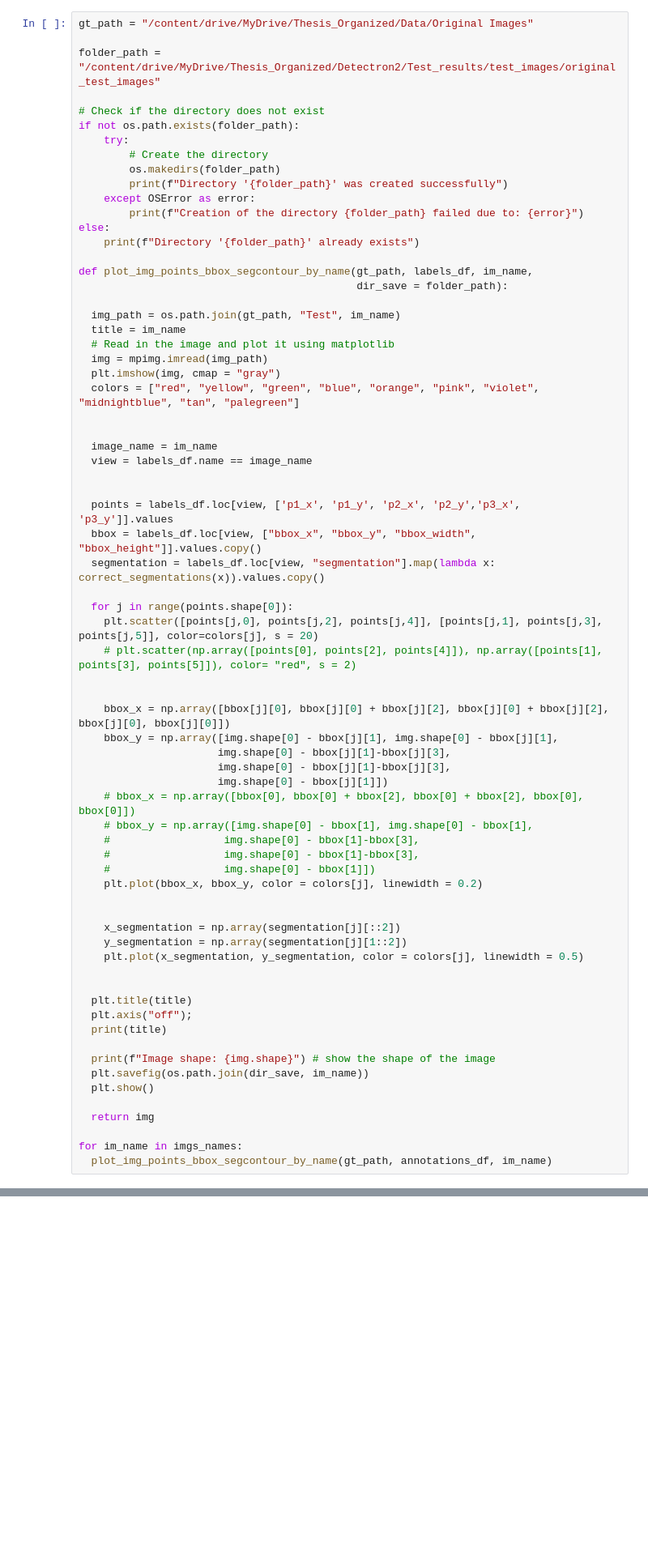
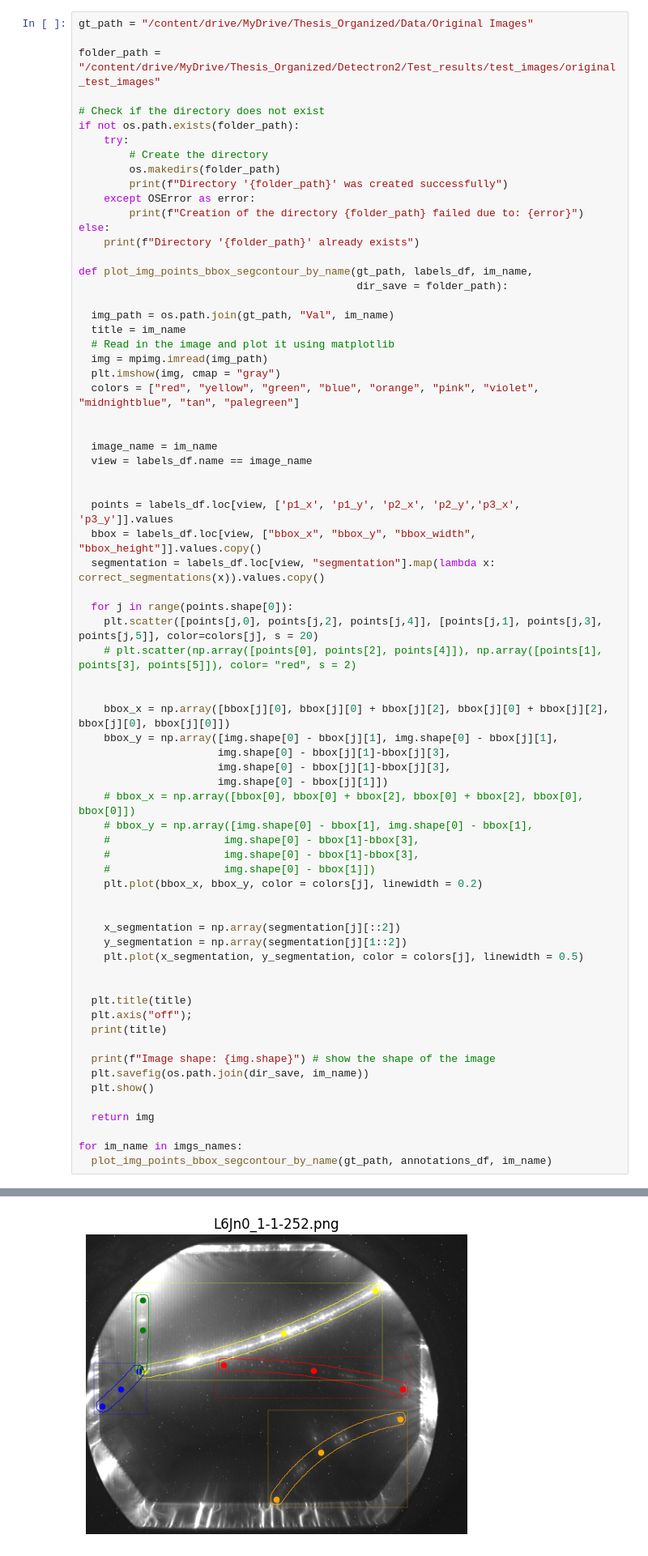
Before and after one commit to mohammed97-eldor/Thesis, a Jupyter notebook: Data/COCO_Format/Visualization_tools.ipynb, the cells around one changed output, grey strips where cells are left out. Shown at 81% size. Drawn from its saved outputs; the diff is of its cells as text; blank space fills up the shorter version.

```diff
--- a/Data/COCO_Format/Visualization_tools.ipynb
+++ b/Data/COCO_Format/Visualization_tools.ipynb
@@ -246,7 +245,7 @@ else:
 def plot_img_points_bbox_segcontour_by_name(gt_path, labels_df, im_name,
                                             dir_save = folder_path):
 
-  img_path = os.path.join(gt_path, "Test", im_name)
+  img_path = os.path.join(gt_path, "Val", im_name)
   title = im_name
   # Read in the image and plot it using matplotlib
   img = mpimg.imread(img_path)
@@ -301,0 +303 @@ Output hidden; open in https://colab.research.google.com to view.
+[figure, added]
```
Also changed, not shown: parts of 6 cells of this notebook.
